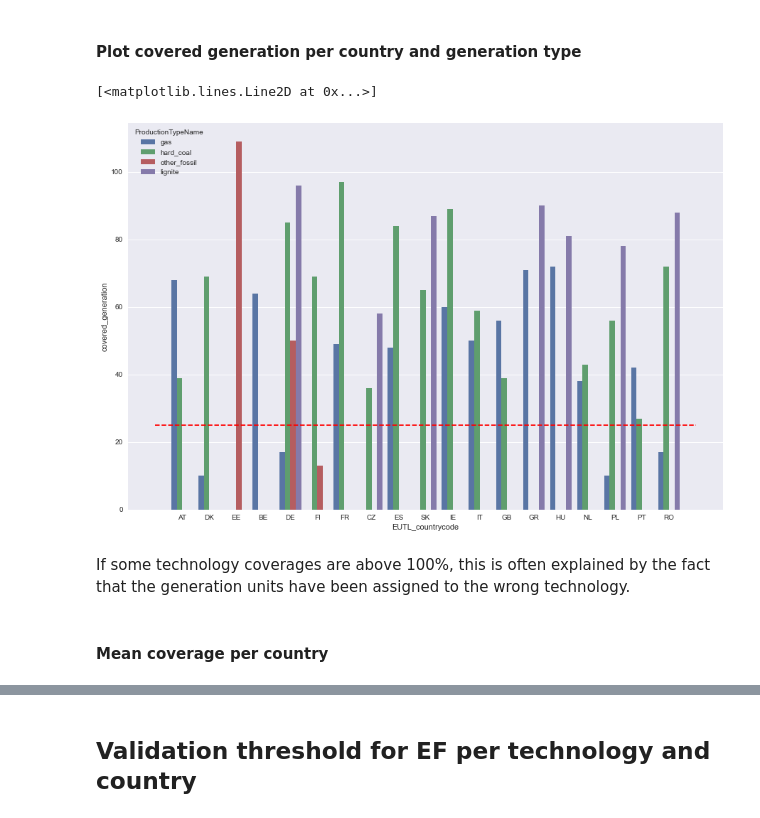
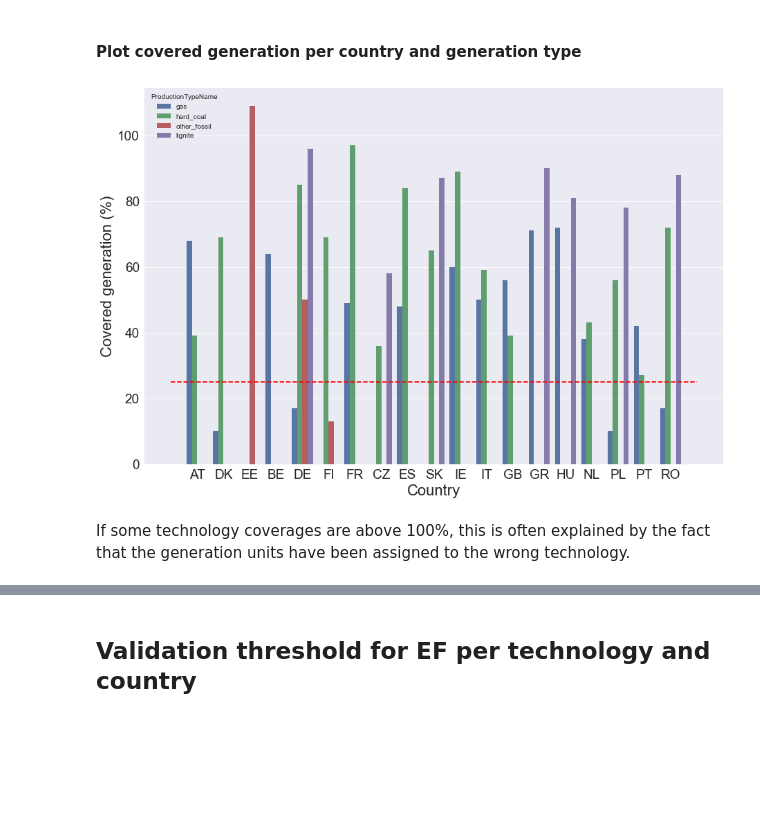
Before and after one commit to INATECH-CIG/CO2_emissions_factors, a Jupyter notebook: EF calculation bottom up method.ipynb, the cells around one changed output, grey strips where cells are left out. Saved outputs shown, nothing was run; the diff lists cells and outputs as text; code cells hidden in the pictures; blank space fills up the shorter version.

```diff
--- a/EF calculation bottom up method.ipynb
+++ b/EF calculation bottom up method.ipynb
@@ -678,0 +550,2 @@ Rename columns
+# %%
+entsoe_gen_type = entsoe_gen_type.reset_index()
@@ -679,6 +554,6 @@ Rename columns
 # %%
-entsoe_gen_type_pp = entsoe_gen_type_pp.rename(columns={0:'generation_per_type_2018_ENTSO-E','region':'EUTL_countrycode','variable':'ProductionTypeName'})
+entsoe_gen_type = entsoe_gen_type.rename(columns={0:'generation_per_type_2018_ENTSO-E','region':'MapCode','variable':'ProductionTypeName'})
 # %% [markdown]
 #### Production for each technology form power plant generation
 # %%
-Powerplants_gen_type_year = pd.DataFrame(generation_unit_info_validated.groupby(['EUTL_countrycode','ProductionTypeName']).sum()['generation_2018'])
+Powerplants_gen_type_year = pd.DataFrame(generation_unit_info_validated.groupby(['MapCode','ProductionTypeName']).sum()['generation_2018'])
@@ -707,7 +565,7 @@ Powerplants_gen_type_year = Powerplants_gen_type_year.rename(columns={'generatio
 # %% [markdown]
 #### Merge power plant generation and ENTSO-E per type
 # %%
-gen_data_comparison = entsoe_gen_type_pp.merge(Powerplants_gen_type_year, on=['EUTL_countrycode','ProductionTypeName'])
+gen_data_comparison = entsoe_gen_type.merge(Powerplants_gen_type_year, on=['MapCode','ProductionTypeName'])
 # %%
 gen_data_comparison['missing_generation'] = gen_data_comparison['generation_per_type_2018_ENTSO-E'] - gen_data_comparison['verified_generation_per_unit_2018_ENTSO-E']
 # %%
@@ -729,12 +573,20 @@ gen_data_comparison.head(10)
 # %% [markdown]
 #### Plot covered generation per country and generation type
 # %%
-ax = sns.barplot(x="EUTL_countrycode", y="covered_generation", hue="ProductionTypeName", data=gen_data_comparison)
+fig, ax = plt.subplots(1, 1)
+
+ax = sns.barplot(x="MapCode", y="covered_generation", hue="ProductionTypeName", data=gen_data_comparison)
 ax.plot([-1, 19], [25, 25], 'r--')
+
+
+ax.set_xlabel("Country", fontsize=22)
+ax.set_ylabel("Covered generation (%)" , fontsize=22)
+
+ax.tick_params(axis='x',labelsize=19)
+ax.tick_params(axis='y',labelsize=19)
+
+pass
 # %% [output]
-[<matplotlib.lines.Line2D at 0x...>]
-[figure, old version]
+[figure, new version]
 # %% [markdown]
 If some technology coverages are above 100%, this is often explained by the fact that the generation units have been assigned to the wrong technology.
-# %% [markdown]
-#### Mean coverage per country
```
Also changed, not shown: parts of 98 cells of this notebook, 1 other file.
